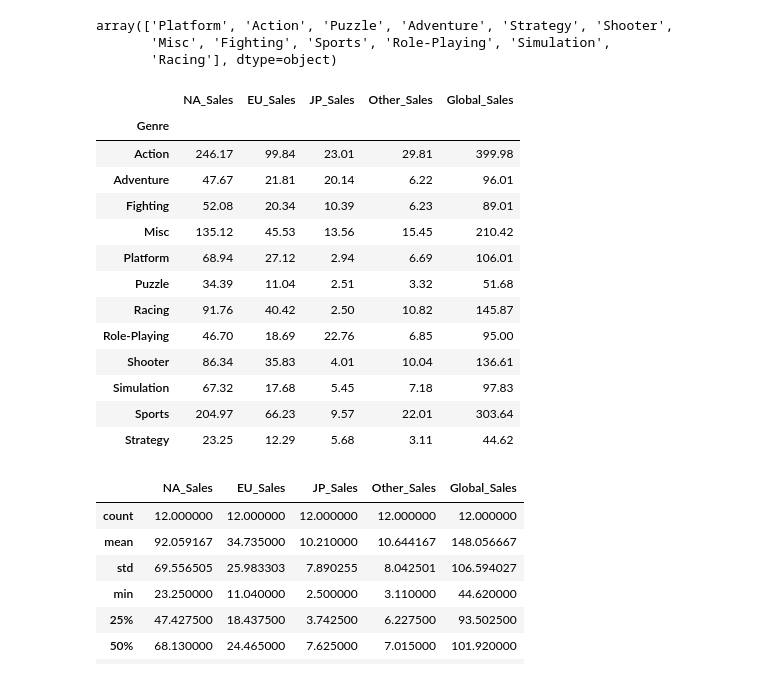
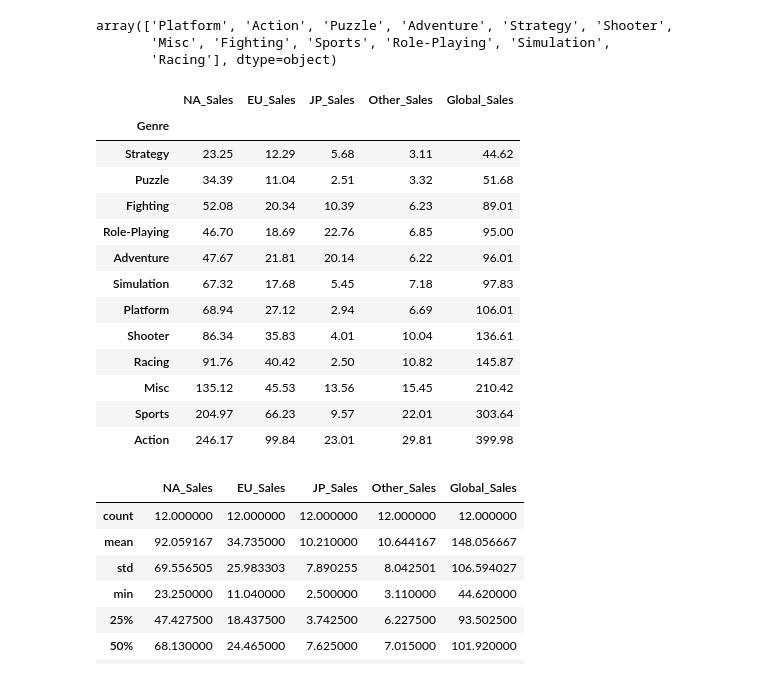
Before and after one commit to pranav567/Data-analytics-lab-2021-22, a Jupyter notebook: lab2/data_analytics_lab_2.ipynb, the cells around one changed output. Saved outputs shown, nothing was run; the diff lists cells and outputs as text; code cells hidden in the pictures.

```diff
--- a/lab2/data_analytics_lab_2.ipynb
+++ b/lab2/data_analytics_lab_2.ipynb
@@ -535,23 +519,23 @@ array(['Platform', 'Action', 'Puzzle', 'Adventure', 'Strategy', 'Shooter',
        'Misc', 'Fighting', 'Sports', 'Role-Playing', 'Simulation',
        'Racing'], dtype=object)
 # %%
-gen_tot = gen.groupby('Genre').sum()
+gen_tot = gen.groupby('Genre').sum().sort_values('Global_Sales')
 gen_tot
 # %% [output]
 |  | NA_Sales | EU_Sales | JP_Sales | Other_Sales | Global_Sales |
 | Genre |  |  |  |  |  |
+| Strategy | 23.25 | 12.29 | 5.68 | 3.11 | 44.62 |
+| Puzzle | 34.39 | 11.04 | 2.51 | 3.32 | 51.68 |
+| Fighting | 52.08 | 20.34 | 10.39 | 6.23 | 89.01 |
+| Role-Playing | 46.70 | 18.69 | 22.76 | 6.85 | 95.00 |
+| Adventure | 47.67 | 21.81 | 20.14 | 6.22 | 96.01 |
+| Simulation | 67.32 | 17.68 | 5.45 | 7.18 | 97.83 |
+| Platform | 68.94 | 27.12 | 2.94 | 6.69 | 106.01 |
+| Shooter | 86.34 | 35.83 | 4.01 | 10.04 | 136.61 |
+| Racing | 91.76 | 40.42 | 2.50 | 10.82 | 145.87 |
+| Misc | 135.12 | 45.53 | 13.56 | 15.45 | 210.42 |
+| Sports | 204.97 | 66.23 | 9.57 | 22.01 | 303.64 |
 | Action | 246.17 | 99.84 | 23.01 | 29.81 | 399.98 |
-| Adventure | 47.67 | 21.81 | 20.14 | 6.22 | 96.01 |
-| Fighting | 52.08 | 20.34 | 10.39 | 6.23 | 89.01 |
-| Misc | 135.12 | 45.53 | 13.56 | 15.45 | 210.42 |
-| Platform | 68.94 | 27.12 | 2.94 | 6.69 | 106.01 |
-| Puzzle | 34.39 | 11.04 | 2.51 | 3.32 | 51.68 |
-| Racing | 91.76 | 40.42 | 2.50 | 10.82 | 145.87 |
-| Role-Playing | 46.70 | 18.69 | 22.76 | 6.85 | 95.00 |
-| Shooter | 86.34 | 35.83 | 4.01 | 10.04 | 136.61 |
-| Simulation | 67.32 | 17.68 | 5.45 | 7.18 | 97.83 |
-| Sports | 204.97 | 66.23 | 9.57 | 22.01 | 303.64 |
-| Strategy | 23.25 | 12.29 | 5.68 | 3.11 | 44.62 |
 # %%
 gen_tot.describe()
 # %% [output]
```
Also changed, not shown: parts of 26 cells of this notebook, 1 other file.
